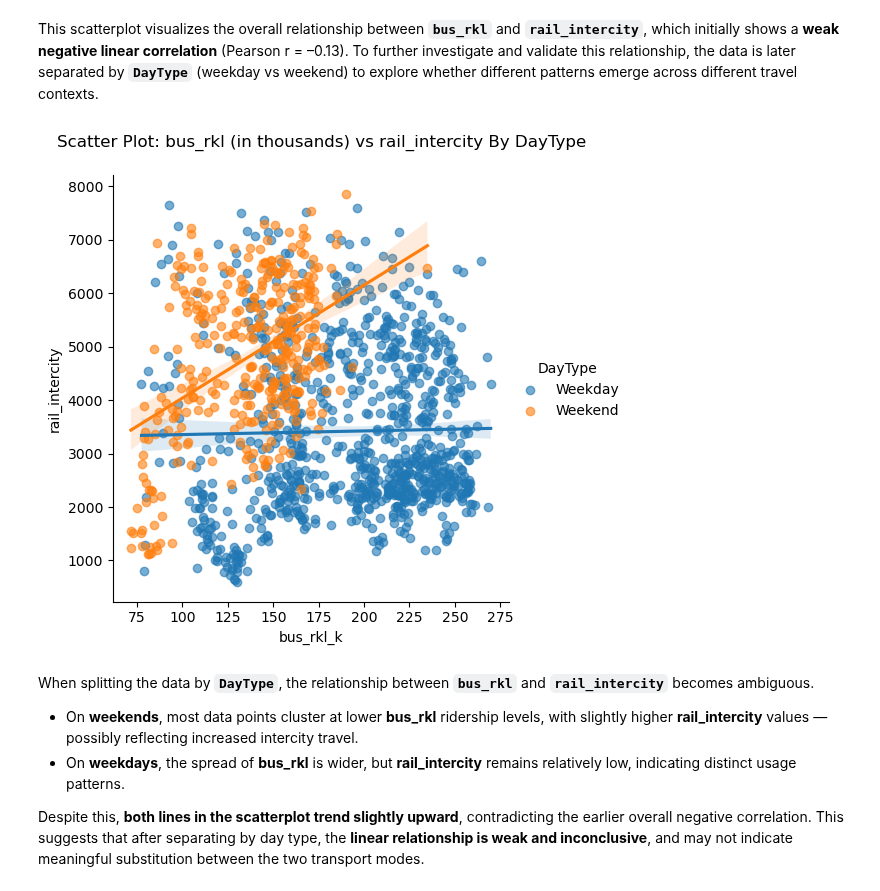
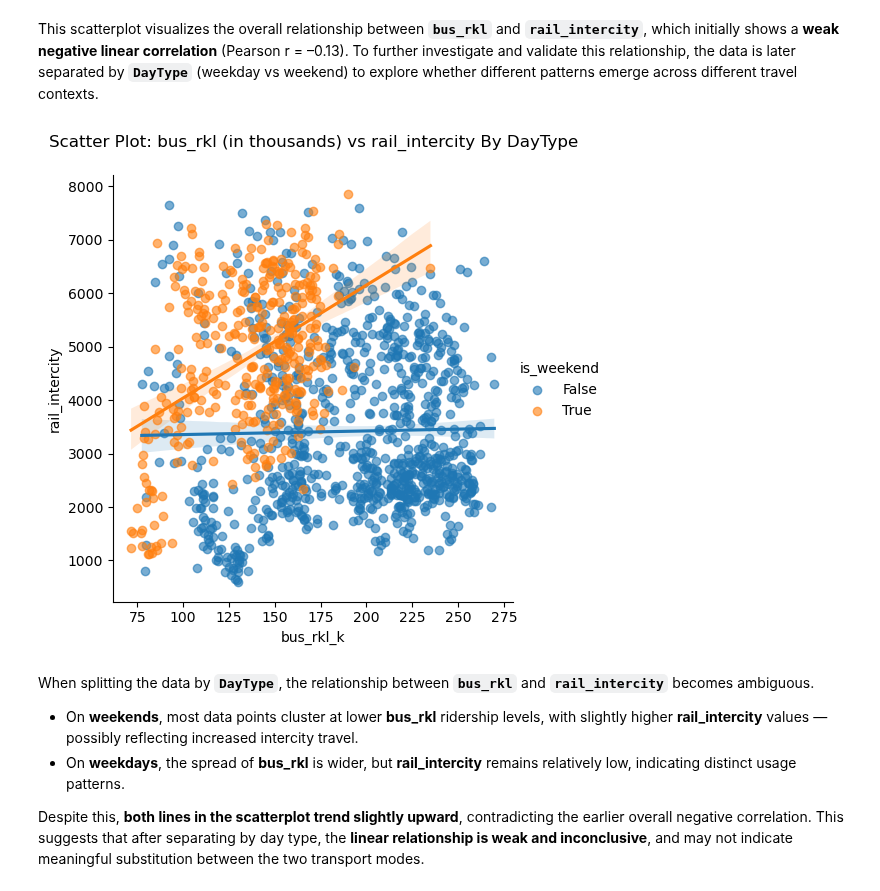
Before and after one commit to weiiilunnnn/Malaysia-Public-Transport-Analysis, a Jupyter notebook: notebooks/02_data_transformation_and_feature_engineering.ipynb, the cells around one changed output. Drawn from its saved outputs; the diff is of its cells as text; code cells hidden in the pictures.

Commit message:
Post data reduction

```diff
--- a/notebooks/02_data_transformation_and_feature_engineering.ipynb
+++ b/notebooks/02_data_transformation_and_feature_engineering.ipynb
@@ -214,9 +214,7 @@ As shown in the previous plot, Urban Rail accounts for the majority of ridership
 # %% [markdown]
 ### Discovery of Relationship between Rapid KL bus and Intercity Rail
 # %%
-df['DayType'] = df['is_weekend'].map({True: 'Weekend', False: 'Weekday'})
-
 # Compare average usage
-df.groupby('DayType')[['bus_rkl', 'rail_intercity']].mean()
+df.groupby('is_weekend')[['bus_rkl', 'rail_intercity']].mean()
 # %% [output]
 |  | bus_rkl | rail_intercity |
@@ -246,11 +244,11 @@ plt.show()
 # %% [markdown]
 This scatterplot visualizes the overall relationship between **`bus_rkl`** and **`rail_intercity`**, which initially shows a **weak negative linear correlation** (Pearson r = –0.13). To further investigate and validate this relationship, the data is later separated by **`DayType`** (weekday vs weekend) to explore whether different patterns emerge across different travel contexts.
 # %%
-plot = sns.lmplot(data=df_temp, x='bus_rkl_k', y='rail_intercity', hue='DayType', scatter_kws={'alpha': 0.6})
+plot = sns.lmplot(data=df_temp, x='bus_rkl_k', y='rail_intercity', hue='is_weekend', scatter_kws={'alpha': 0.6})
 plot.fig.suptitle("Scatter Plot: bus_rkl (in thousands) vs rail_intercity By DayType", x=0.5,y=1.05)
 plt.show()
 # %% [output]
-[figure, old version]
+[figure, new version]
 # %% [markdown]
 When splitting the data by **`DayType`**, the relationship between **`bus_rkl`** and **`rail_intercity`** becomes ambiguous.
 - On **weekends**, most data points cluster at lower **bus_rkl** ridership levels, with slightly higher **rail_intercity** values — possibly reflecting increased intercity travel.
```
Also changed, not shown: parts of 3 cells of this notebook, 3 other files.
